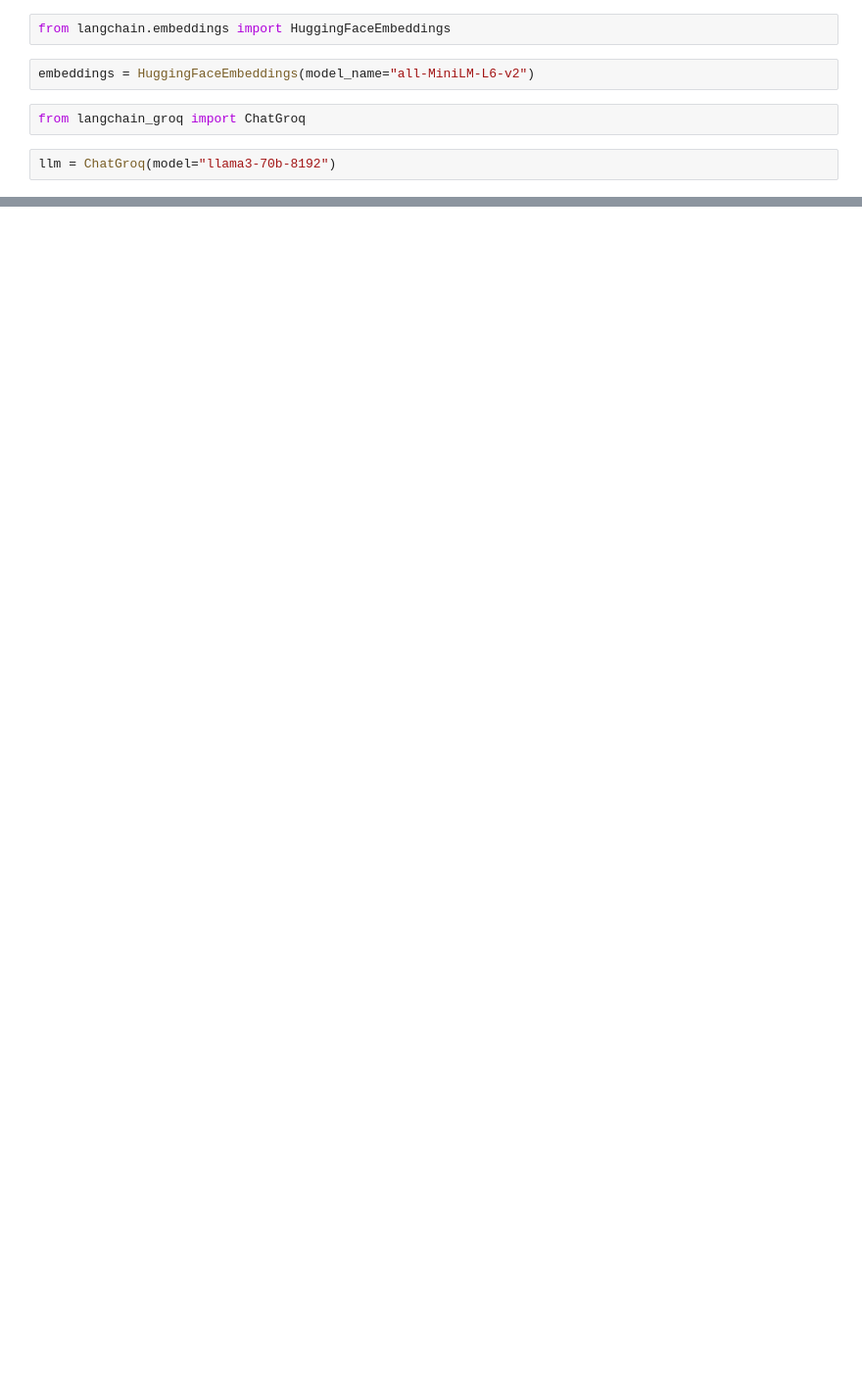
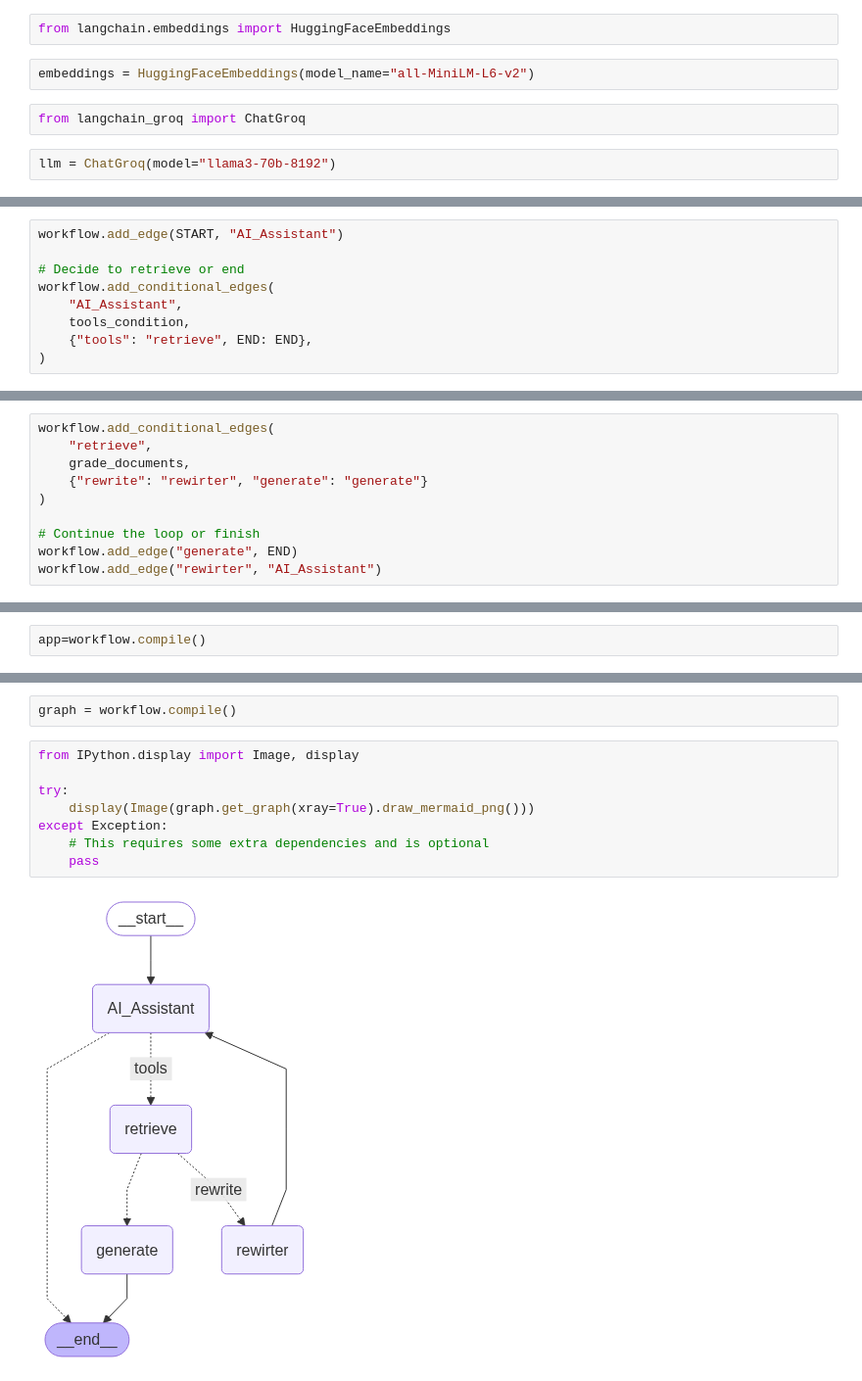
Before and after one commit to prithvi429/Agentic_RAG, a Jupyter notebook: Agentic_rag.ipynb, the cells around one changed output, grey strips where cells are left out. Shown at 98% size. Saved outputs shown, nothing was run; the diff lists cells and outputs as text; blank space fills up the shorter version.

```diff
--- a/Agentic_rag.ipynb
+++ b/Agentic_rag.ipynb
@@ -43,0 +262,9 @@ AIMessage(content="I'm just a language model, I don't have emotions like humans
+# %%
+workflow.add_edge(START, "AI_Assistant")
+
+# Decide to retrieve or end
+workflow.add_conditional_edges(
+    "AI_Assistant",
+    tools_condition,
+    {"tools": "retrieve", END: END},
+)
@@ -43,0 +273,10 @@ AIMessage(content="I'm just a language model, I don't have emotions like humans
+# %%
+workflow.add_conditional_edges(
+    "retrieve",
+    grade_documents,
+    {"rewrite": "rewirter", "generate": "generate"}
+)
+
+# Continue the loop or finish
+workflow.add_edge("generate", END)
+workflow.add_edge("rewirter", "AI_Assistant")
@@ -43,0 +285,2 @@ AIMessage(content="I'm just a language model, I don't have emotions like humans
+# %%
+app=workflow.compile()
@@ -43,0 +303,12 @@ AIMessage(content="I'm just a language model, I don't have emotions like humans
+# %%
+graph = workflow.compile()
+# %%
+from IPython.display import Image, display
+
+try:
+    display(Image(graph.get_graph(xray=True).draw_mermaid_png()))
+except Exception:
+    # This requires some extra dependencies and is optional
+    pass
+# %% [output]
+[figure, added]
```
Also changed, not shown: parts of 29 cells of this notebook, 1 other file.
